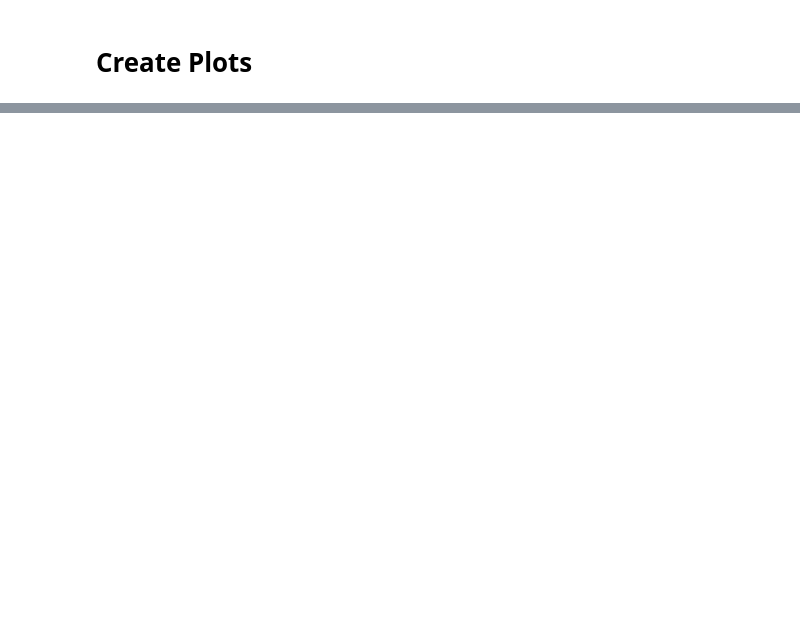
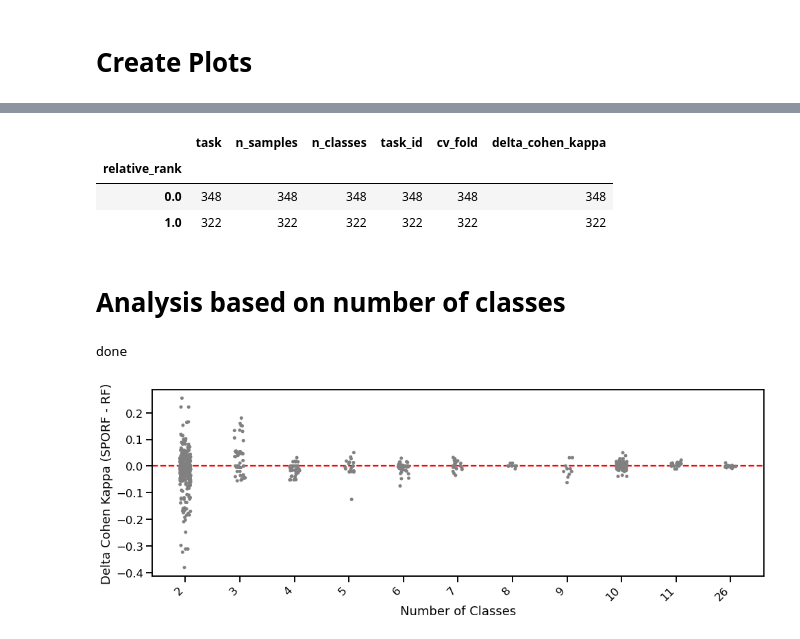
Before and after one commit to NeuroDataDesign/manifold_random_forests, a Jupyter notebook: validation/plot_cc18_benchmarks.ipynb, the cells around one changed output, grey strips where cells are left out. Drawn from its saved outputs; the diff is of its cells as text; code cells hidden in the pictures; blank space fills up the shorter version.

```diff
--- a/validation/plot_cc18_benchmarks.ipynb
+++ b/validation/plot_cc18_benchmarks.ipynb
@@ -167,0 +327,10 @@ display(diff_df_melt)
+# %%
+diff_df_melt["relative_rank"] = diff_df_melt["delta_cohen_kappa"]
+diff_df_melt["relative_rank"] = diff_df_melt["relative_rank"].where(
+    diff_df_melt["relative_rank"] < 0, other=1
+)
+diff_df_melt["relative_rank"] = diff_df_melt["relative_rank"].where(
+    diff_df_melt["relative_rank"] == 1, other=0
+)
+
+display(diff_df_melt.head())
@@ -167,0 +344,9 @@ display(diff_df_melt)
+# %%
+diff_df_melt.groupby("relative_rank").count()
+# %% [output]
+|  | task | n_samples | n_classes | task_id | cv_fold | delta_cohen_kappa |
+| relative_rank |  |  |  |  |  |  |
+| 0.0 | 348 | 348 | 348 | 348 | 348 | 348 |
+| 1.0 | 322 | 322 | 322 | 322 | 322 | 322 |
+# %% [markdown]
+# Analysis based on number of classes
@@ -167,0 +360,41 @@ display(diff_df_melt)
+# %%
+sns.set_context(
+    "talk",
+    #                 font_scale=1.25
+)
+fig, ax = plt.subplots(figsize=(16, 5))
+
+sns.stripplot(
+    x="n_classes",
+    y="delta_cohen_kappa",
+    data=diff_df_melt,
+    color="gray",
+    #     order=order.inde,x,
+    ax=ax,
+)
+
+# distance across the "X" or "Y" stipplot column to span, in this case 40%
+median_width = 0.4
+df = diff_df_melt
+for tick, text in zip(ax.get_xticks(), ax.get_xticklabels()):
+    sample_name = text.get_text()  # "X" or "Y"
+
+    # calculate the median value for all replicates of either X or Y
+    median_val = df[df["n_classes"] == sample_name]["delta_cohen_kappa"].median()
+
+    # plot horizontal lines across the column, centered on the tick
+    ax.plot(
+        [tick - median_width / 2, tick + median_width / 2],
+        [median_val, median_val],
+        lw=10,
+        color="k",
+    )
+ax.axhline([0], color="red", ls="--", label="No Change")
+ax.set_xticklabels(ax.get_xticklabels(), rotation=45, ha="right")
+
+ax.set(ylabel="Delta Cohen Kappa (SPORF - RF)", xlabel="Number of Classes")
+# fig.tight_layout()
+print("done")
+# %% [output]
+done
+[figure, added]
```
Also changed, not shown: parts of 22 cells of this notebook, 3 other files.
